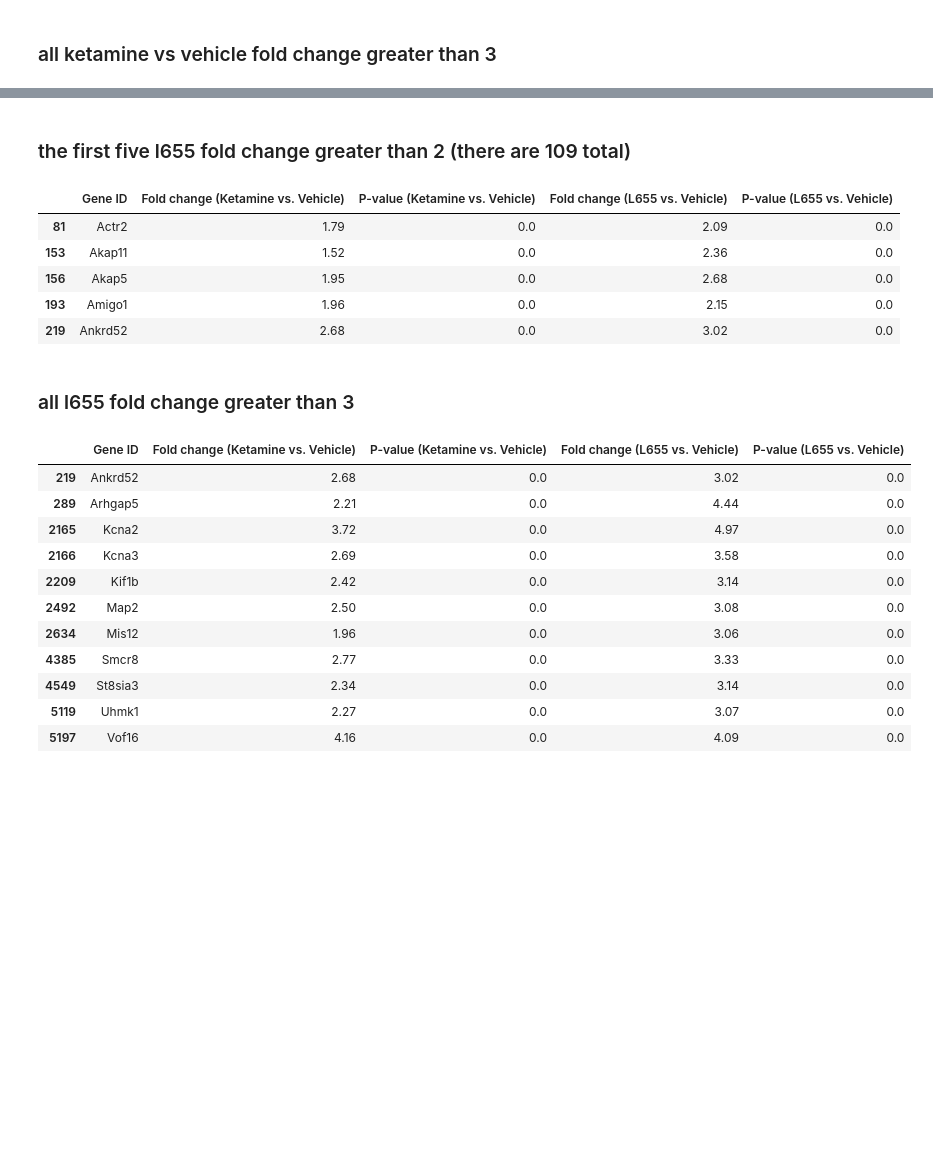
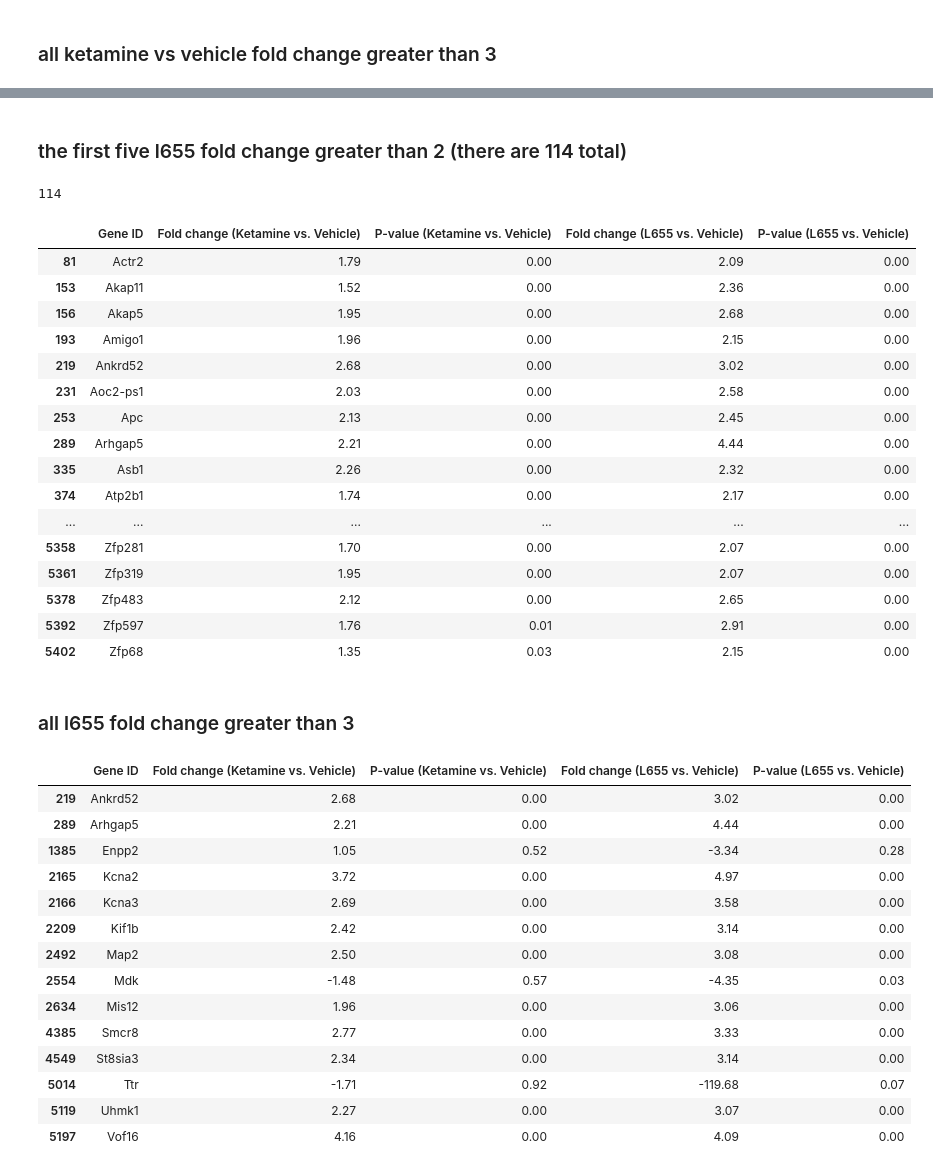
Before and after one commit to loftusa/General-Projects-And-Scripts, a Jupyter notebook: Analyses/alex-genetics-data/Alex_data.ipynb, the cells around one changed output, grey strips where cells are left out. Cells and saved outputs as stored; diff of their text form; code cells hidden in the pictures; blank space fills up the shorter version.

```diff
--- a/Analyses/alex-genetics-data/Alex_data.ipynb
+++ b/Analyses/alex-genetics-data/Alex_data.ipynb
@@ -7,6 +7,7 @@ import pandas as pd
 import numpy as np
 import os
 import matplotlib.pyplot as plt
+pd.set_option('display.max_rows', 1000)
 # %% [markdown]
 ## Get data, open as dataframe
 # %% [markdown]
@@ -52,28 +65,46 @@ df[df.iloc[:, 1] > 3]
 # %% [markdown]
-### the first five l655 fold change greater than 2 (there are 109 total)
+### the first five l655 fold change greater than 2 (there are 114 total)
+# %%
+len(df[(df.iloc[:, 3] > 2) | (df.iloc[:, 3] < -2)])
+# %% [output]
+114
 # %%
-df[df.iloc[:, 3] > 2].head()
+df[(df.iloc[:, 3] > 2) | (df.iloc[:, 3] < -2)]
 # %% [output]
 |  | Gene ID | Fold change (Ketamine vs. Vehicle) | P-value (Ketamine vs. Vehicle) | Fold change (L655 vs. Vehicle) | P-value (L655 vs. Vehicle) |
-| 81 | Actr2 | 1.79 | 0.0 | 2.09 | 0.0 |
-| 153 | Akap11 | 1.52 | 0.0 | 2.36 | 0.0 |
-| 156 | Akap5 | 1.95 | 0.0 | 2.68 | 0.0 |
-| 193 | Amigo1 | 1.96 | 0.0 | 2.15 | 0.0 |
-| 219 | Ankrd52 | 2.68 | 0.0 | 3.02 | 0.0 |
+| 81 | Actr2 | 1.79 | 0.00 | 2.09 | 0.00 |
+| 153 | Akap11 | 1.52 | 0.00 | 2.36 | 0.00 |
+| 156 | Akap5 | 1.95 | 0.00 | 2.68 | 0.00 |
+| 193 | Amigo1 | 1.96 | 0.00 | 2.15 | 0.00 |
+| 219 | Ankrd52 | 2.68 | 0.00 | 3.02 | 0.00 |
+| 231 | Aoc2-ps1 | 2.03 | 0.00 | 2.58 | 0.00 |
+| 253 | Apc | 2.13 | 0.00 | 2.45 | 0.00 |
+| 289 | Arhgap5 | 2.21 | 0.00 | 4.44 | 0.00 |
+| 335 | Asb1 | 2.26 | 0.00 | 2.32 | 0.00 |
+| 374 | Atp2b1 | 1.74 | 0.00 | 2.17 | 0.00 |
+| ... | ... | ... | ... | ... | ... |
+| 5358 | Zfp281 | 1.70 | 0.00 | 2.07 | 0.00 |
+| 5361 | Zfp319 | 1.95 | 0.00 | 2.07 | 0.00 |
+| 5378 | Zfp483 | 2.12 | 0.00 | 2.65 | 0.00 |
+| 5392 | Zfp597 | 1.76 | 0.01 | 2.91 | 0.00 |
+| 5402 | Zfp68 | 1.35 | 0.03 | 2.15 | 0.00 |
 # %% [markdown]
 ### all l655 fold change greater than 3
 # %%
-df[df.iloc[:, 3] > 3]
+df[(df.iloc[:, 3] > 3) | (df.iloc[:, 3] < -3)]
 # %% [output]
 |  | Gene ID | Fold change (Ketamine vs. Vehicle) | P-value (Ketamine vs. Vehicle) | Fold change (L655 vs. Vehicle) | P-value (L655 vs. Vehicle) |
-| 219 | Ankrd52 | 2.68 | 0.0 | 3.02 | 0.0 |
-| 289 | Arhgap5 | 2.21 | 0.0 | 4.44 | 0.0 |
-| 2165 | Kcna2 | 3.72 | 0.0 | 4.97 | 0.0 |
-| 2166 | Kcna3 | 2.69 | 0.0 | 3.58 | 0.0 |
-| 2209 | Kif1b | 2.42 | 0.0 | 3.14 | 0.0 |
-| 2492 | Map2 | 2.50 | 0.0 | 3.08 | 0.0 |
-| 2634 | Mis12 | 1.96 | 0.0 | 3.06 | 0.0 |
-| 4385 | Smcr8 | 2.77 | 0.0 | 3.33 | 0.0 |
-| 4549 | St8sia3 | 2.34 | 0.0 | 3.14 | 0.0 |
-| 5119 | Uhmk1 | 2.27 | 0.0 | 3.07 | 0.0 |
-| 5197 | Vof16 | 4.16 | 0.0 | 4.09 | 0.0 |
+| 219 | Ankrd52 | 2.68 | 0.00 | 3.02 | 0.00 |
+| 289 | Arhgap5 | 2.21 | 0.00 | 4.44 | 0.00 |
+| 1385 | Enpp2 | 1.05 | 0.52 | -3.34 | 0.28 |
+| 2165 | Kcna2 | 3.72 | 0.00 | 4.97 | 0.00 |
+| 2166 | Kcna3 | 2.69 | 0.00 | 3.58 | 0.00 |
+| 2209 | Kif1b | 2.42 | 0.00 | 3.14 | 0.00 |
+| 2492 | Map2 | 2.50 | 0.00 | 3.08 | 0.00 |
+| 2554 | Mdk | -1.48 | 0.57 | -4.35 | 0.03 |
+| 2634 | Mis12 | 1.96 | 0.00 | 3.06 | 0.00 |
+| 4385 | Smcr8 | 2.77 | 0.00 | 3.33 | 0.00 |
+| 4549 | St8sia3 | 2.34 | 0.00 | 3.14 | 0.00 |
+| 5014 | Ttr | -1.71 | 0.92 | -119.68 | 0.07 |
+| 5119 | Uhmk1 | 2.27 | 0.00 | 3.07 | 0.00 |
+| 5197 | Vof16 | 4.16 | 0.00 | 4.09 | 0.00 |
```
Also changed, not shown: parts of 4 cells of this notebook.
